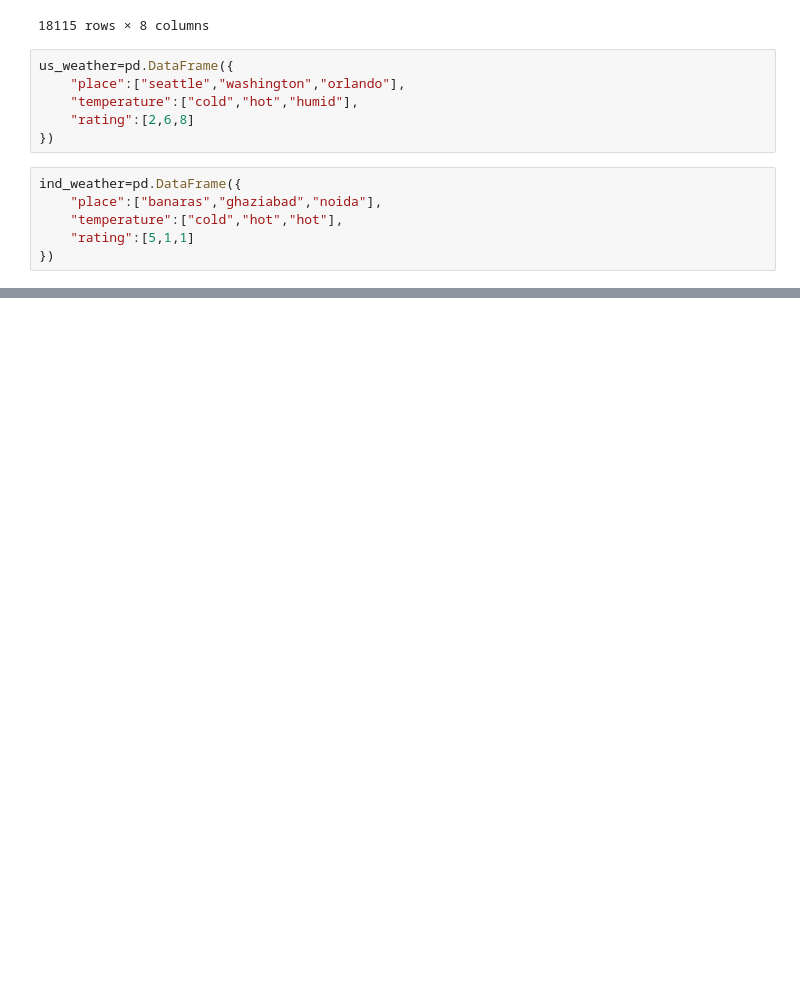
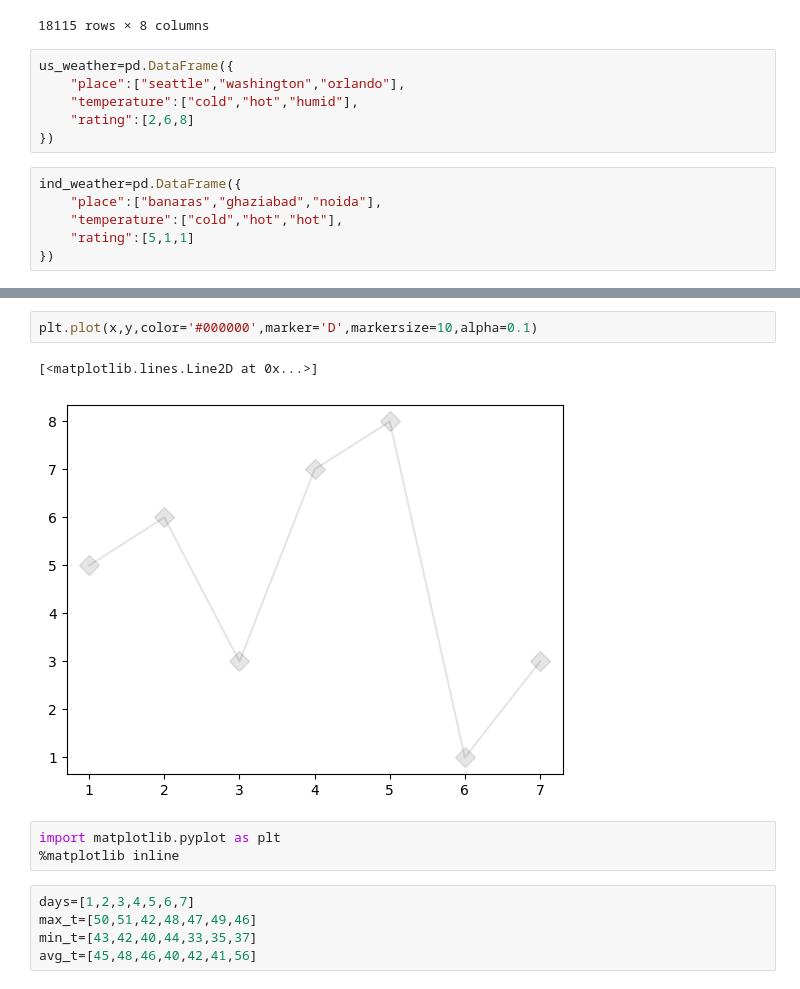
Before and after one commit to idAryan/22_june_25_Data_Science, a Jupyter notebook: Nestle/Nestle.ipynb, the cells around one changed output, grey strips where cells are left out. Drawn from its saved outputs; the diff is of its cells as text; blank space fills up the shorter version.

```diff
--- a/Nestle/Nestle.ipynb
+++ b/Nestle/Nestle.ipynb
@@ -86,0 +99,13 @@ pd.concat([us_weather,ind_weather],ignore_index=True)
+# %%
+plt.plot(x,y,color='#000000',marker='D',markersize=10,alpha=0.1)
+# %% [output]
+[<matplotlib.lines.Line2D at 0x...>]
+[figure, added]
+# %%
+import matplotlib.pyplot as plt
+%matplotlib inline
+# %%
+days=[1,2,3,4,5,6,7]
+max_t=[50,51,42,48,47,49,46]
+min_t=[43,42,40,44,33,35,37]
+avg_t=[45,48,46,40,42,41,56]
```
Also changed, not shown: parts of 6 cells of this notebook, 3 other files.
